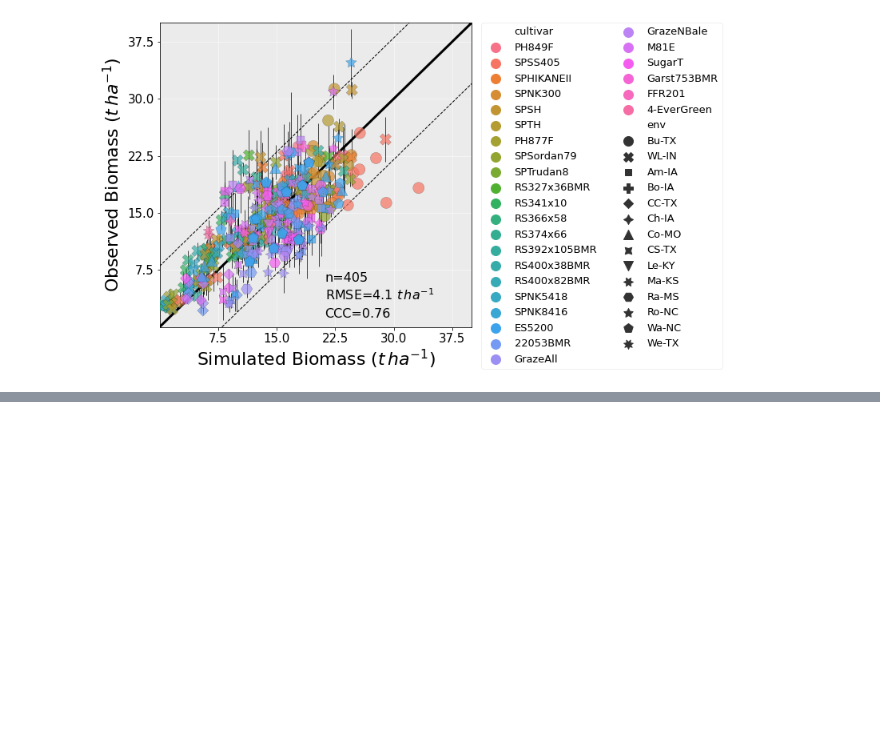
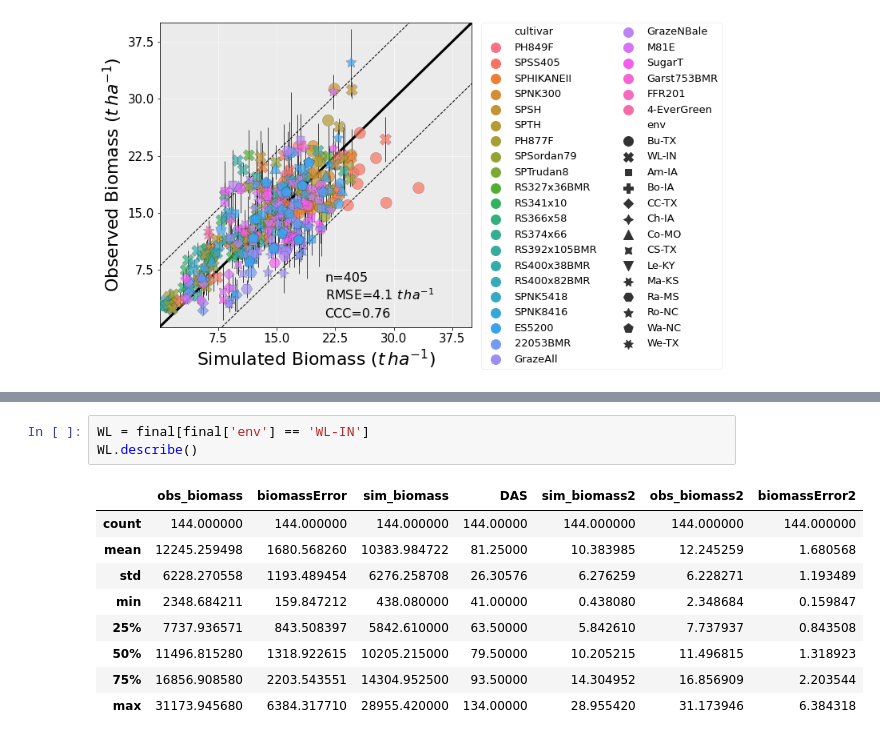
Before and after one commit to JJguri/APSIMClassicTools, a Jupyter notebook: SunGrantDataValidation.ipynb, the cells around one changed output, grey strips where cells are left out. Cells and saved outputs as stored; diff of their text form; blank space fills up the shorter version.

```diff
--- a/SunGrantDataValidation.ipynb
+++ b/SunGrantDataValidation.ipynb
@@ -500,0 +491,13 @@ df.loc[df['delta'] > 8000]
+# %%
+WL = final[final['env'] == 'WL-IN']
+WL.describe()
+# %% [output]
+|  | obs_biomass | biomassError | sim_biomass | DAS | sim_biomass2 | obs_biomass2 | biomassError2 |
+| count | 144.000000 | 144.000000 | 144.000000 | 144.00000 | 144.000000 | 144.000000 | 144.000000 |
+| mean | 12245.259498 | 1680.568260 | 10383.984722 | 81.25000 | 10.383985 | 12.245259 | 1.680568 |
+| std | 6228.270558 | 1193.489454 | 6276.258708 | 26.30576 | 6.276259 | 6.228271 | 1.193489 |
+| min | 2348.684211 | 159.847212 | 438.080000 | 41.00000 | 0.438080 | 2.348684 | 0.159847 |
+| 25% | 7737.936571 | 843.508397 | 5842.610000 | 63.50000 | 5.842610 | 7.737937 | 0.843508 |
+| 50% | 11496.815280 | 1318.922615 | 10205.215000 | 79.50000 | 10.205215 | 11.496815 | 1.318923 |
+| 75% | 16856.908580 | 2203.543551 | 14304.952500 | 93.50000 | 14.304952 | 16.856909 | 2.203544 |
+| max | 31173.945680 | 6384.317710 | 28955.420000 | 134.00000 | 28.955420 | 31.173946 | 6.384318 |
```
Also changed, not shown: parts of 11 cells of this notebook, 1 other file.
